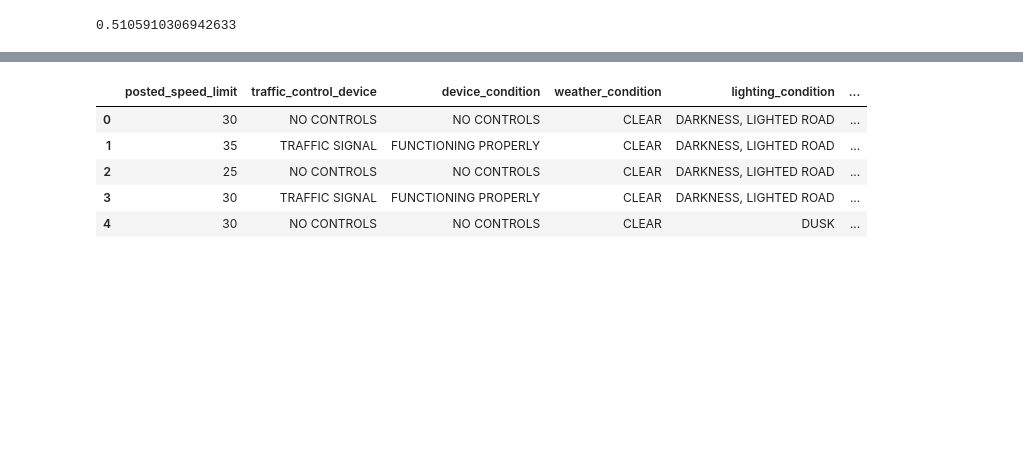
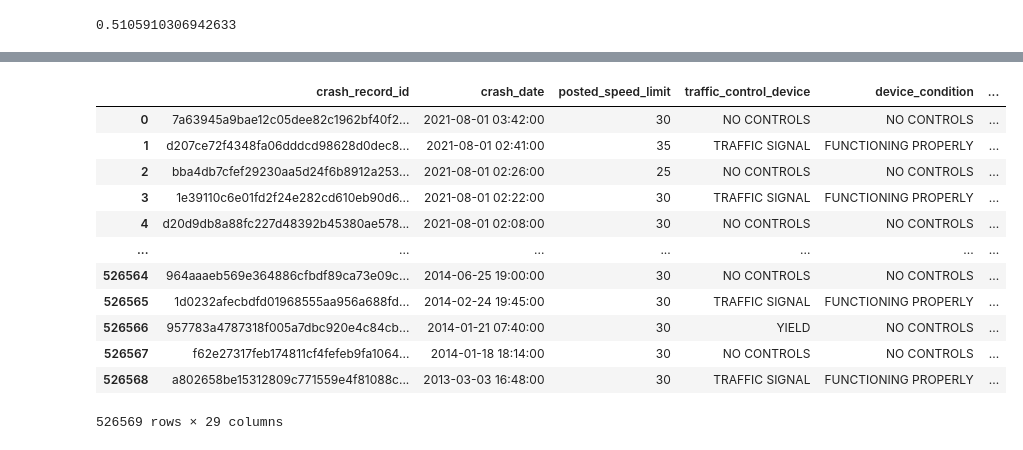
Before and after one commit to jkh-code/predicting-traffic-accident-injuries, a Jupyter notebook: notebooks/preliminary-modeling.ipynb, the cells around one changed output, grey strips where cells are left out. Saved outputs shown, nothing was run; the diff lists cells and outputs as text; code cells hidden in the pictures; blank space fills up the shorter version.

```diff
--- a/notebooks/preliminary-modeling.ipynb
+++ b/notebooks/preliminary-modeling.ipynb
@@ -206,0 +209,2 @@ np.sqrt(mean_squared_error(y_test, y_pred_gb))
+# %%
+df_crashes = get_sql_data(dbname, query_crashes)
@@ -207,9 +265,16 @@ np.sqrt(mean_squared_error(y_test, y_pred_gb))
 # %%
-df_crashes.head()
+df_crashes
 # %% [output]
-|  | posted_speed_limit | traffic_control_device | device_condition | weather_condition | lighting_condition | ... |
-| 0 | 30 | NO CONTROLS | NO CONTROLS | CLEAR | DARKNESS, LIGHTED ROAD | ... |
-| 1 | 35 | TRAFFIC SIGNAL | FUNCTIONING PROPERLY | CLEAR | DARKNESS, LIGHTED ROAD | ... |
-| 2 | 25 | NO CONTROLS | NO CONTROLS | CLEAR | DARKNESS, LIGHTED ROAD | ... |
-| 3 | 30 | TRAFFIC SIGNAL | FUNCTIONING PROPERLY | CLEAR | DARKNESS, LIGHTED ROAD | ... |
-| 4 | 30 | NO CONTROLS | NO CONTROLS | CLEAR | DUSK | ... |
+|  | crash_record_id | crash_date | posted_speed_limit | traffic_control_device | device_condition | ... |
+| 0 | 7a63945a9bae12c05dee82c1962bf40f2... | 2021-08-01 03:42:00 | 30 | NO CONTROLS | NO CONTROLS | ... |
+| 1 | d207ce72f4348fa06dddcd98628d0dec8... | 2021-08-01 02:41:00 | 35 | TRAFFIC SIGNAL | FUNCTIONING PROPERLY | ... |
+| 2 | bba4db7cfef29230aa5d24f6b8912a253... | 2021-08-01 02:26:00 | 25 | NO CONTROLS | NO CONTROLS | ... |
+| 3 | 1e39110c6e01fd2f24e282cd610eb90d6... | 2021-08-01 02:22:00 | 30 | TRAFFIC SIGNAL | FUNCTIONING PROPERLY | ... |
+| 4 | d20d9db8a88fc227d48392b45380ae578... | 2021-08-01 02:08:00 | 30 | NO CONTROLS | NO CONTROLS | ... |
+| ... | ... | ... | ... | ... | ... | ... |
+| 526564 | 964aaaeb569e364886cfbdf89ca73e09c... | 2014-06-25 19:00:00 | 30 | NO CONTROLS | NO CONTROLS | ... |
+| 526565 | 1d0232afecbdfd01968555aa956a688fd... | 2014-02-24 19:45:00 | 30 | TRAFFIC SIGNAL | FUNCTIONING PROPERLY | ... |
+| 526566 | 957783a4787318f005a7dbc920e4c84cb... | 2014-01-21 07:40:00 | 30 | YIELD | NO CONTROLS | ... |
+| 526567 | f62e27317feb174811cf4fefeb9fa1064... | 2014-01-18 18:14:00 | 30 | NO CONTROLS | NO CONTROLS | ... |
+| 526568 | a802658be15312809c771559e4f81088c... | 2013-03-03 16:48:00 | 30 | TRAFFIC SIGNAL | FUNCTIONING PROPERLY | ... |
+526569 rows × 29 columns
```
Also changed, not shown: parts of 10 cells of this notebook, 1 other file.
